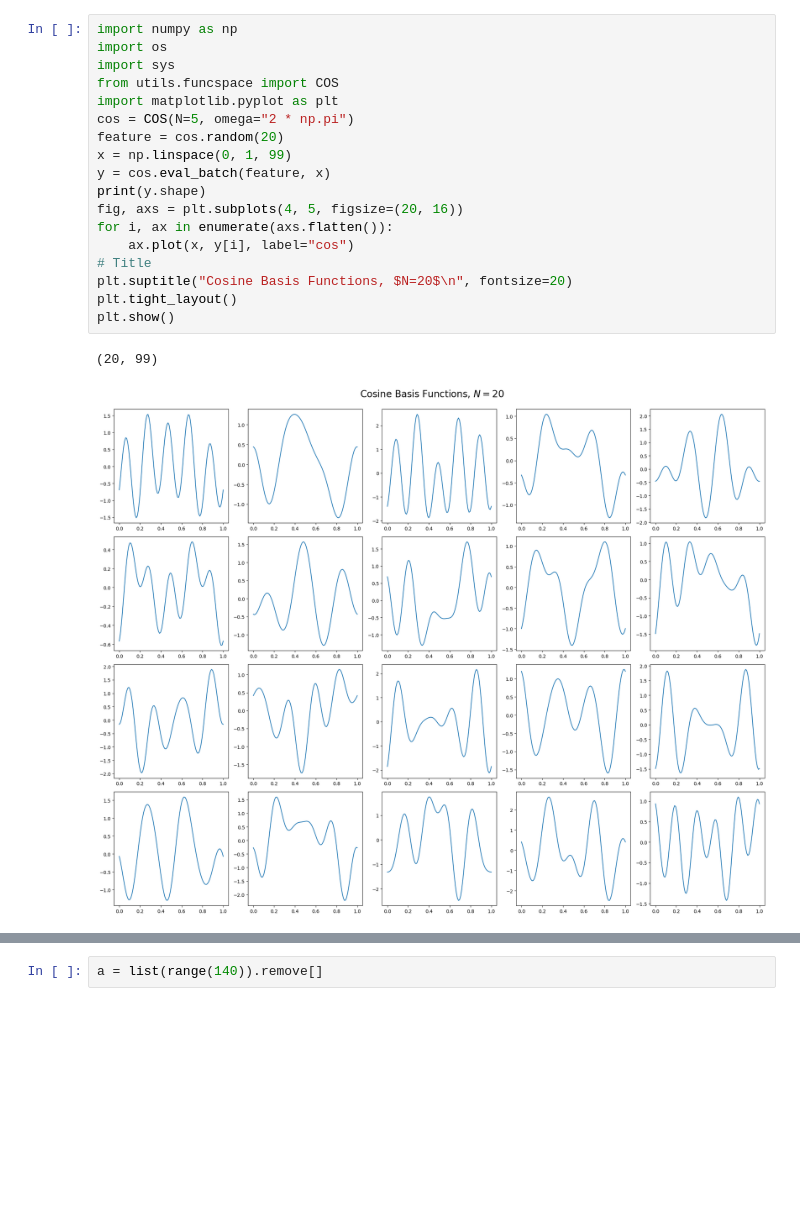
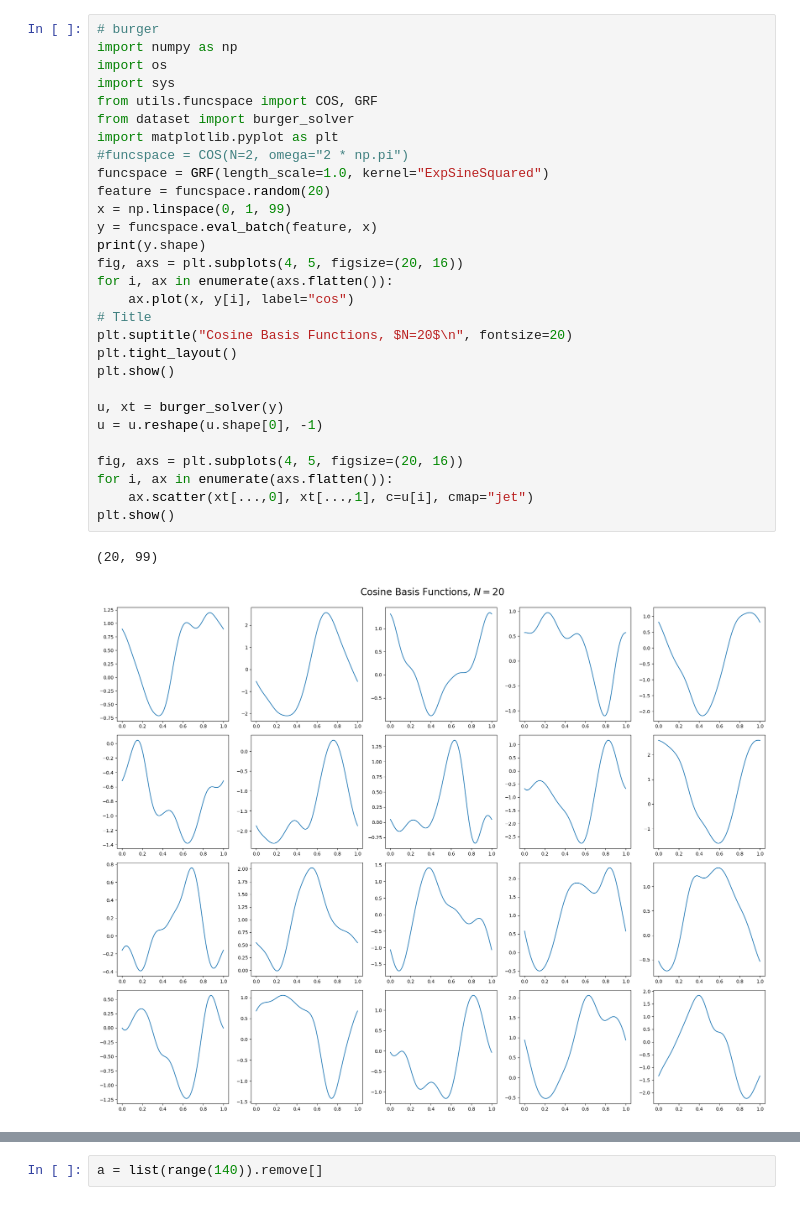
Before and after one commit to supercgor/RAS-Deepxde, a Jupyter notebook: test.ipynb, the cells around one changed output, grey strips where cells are left out. Saved outputs shown, nothing was run; the diff lists cells and outputs as text; blank space fills up the shorter version.

Commit message:
update funcspace

```diff
--- a/test.ipynb
+++ b/test.ipynb
@@ -1,21 +1,32 @@
 # %%
+# burger
 import numpy as np
 import os
 import sys
-from utils.funcspace import COS
+from utils.funcspace import COS, GRF
+from dataset import burger_solver
 import matplotlib.pyplot as plt
-cos = COS(N=5, omega="2 * np.pi")
-feature = cos.random(20)
+#funcspace = COS(N=2, omega="2 * np.pi")
+funcspace = GRF(length_scale=1.0, kernel="ExpSineSquared")
+feature = funcspace.random(20)
 x = np.linspace(0, 1, 99)
-y = cos.eval_batch(feature, x)
+y = funcspace.eval_batch(feature, x)
 print(y.shape)
 fig, axs = plt.subplots(4, 5, figsize=(20, 16))
 for i, ax in enumerate(axs.flatten()):
     ax.plot(x, y[i], label="cos")
 # Title
 plt.suptitle("Cosine Basis Functions, $N=20$\n", fontsize=20)
 plt.tight_layout()
 plt.show()
+
+u, xt = burger_solver(y)
+u = u.reshape(u.shape[0], -1)
+
+fig, axs = plt.subplots(4, 5, figsize=(20, 16))
+for i, ax in enumerate(axs.flatten()):
+    ax.scatter(xt[...,0], xt[...,1], c=u[i], cmap="jet")
+plt.show()
 # %% [output]
 (20, 99)
-[figure, old version]
+[figure, new version]
```
Also changed, not shown: parts of 1 cell of this notebook, 5 other files.
